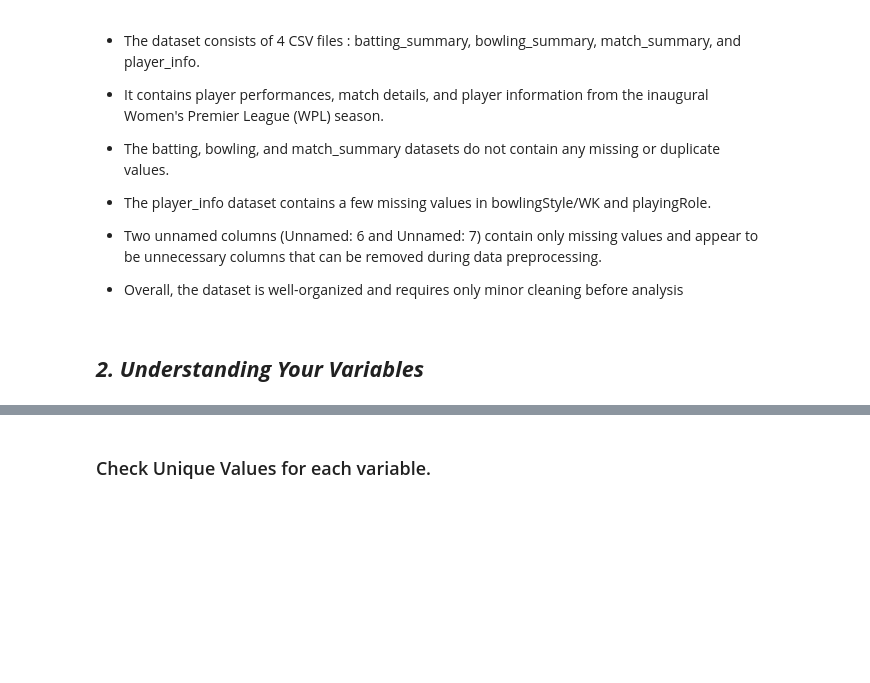
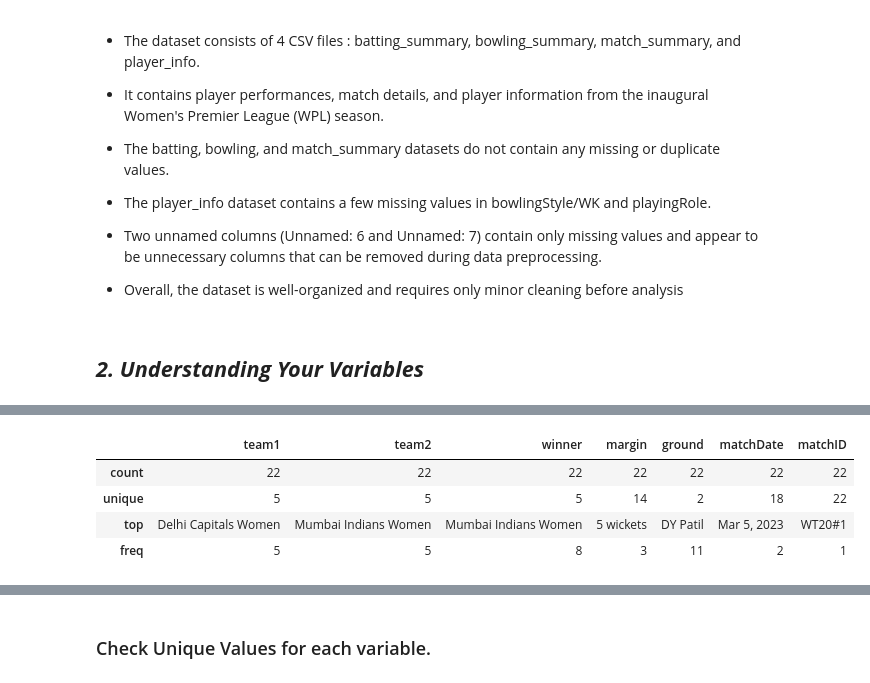
Before and after one commit to GEE2007/WPL-Inaugural-Analytics, a Jupyter notebook: WPL_Inaugural_Analytics.ipynb, the cells around one changed output, grey strips where cells are left out. Saved outputs shown, nothing was run; the diff lists cells and outputs as text; code cells hidden in the pictures; blank space fills up the shorter version.

```diff
--- a/WPL_Inaugural_Analytics.ipynb
+++ b/WPL_Inaugural_Analytics.ipynb
@@ -344,0 +382,8 @@ Answer Here
+# %%
+matches.describe()
+# %% [output]
+|  | team1 | team2 | winner | margin | ground | matchDate | matchID |
+| count | 22 | 22 | 22 | 22 | 22 | 22 | 22 |
+| unique | 5 | 5 | 5 | 14 | 2 | 18 | 22 |
+| top | Delhi Capitals Women | Mumbai Indians Women | Mumbai Indians Women | 5 wickets | DY Patil | Mar 5, 2023 | WT20#1 |
+| freq | 5 | 5 | 8 | 3 | 11 | 2 | 1 |
```
Also changed, not shown: parts of 21 cells of this notebook.
